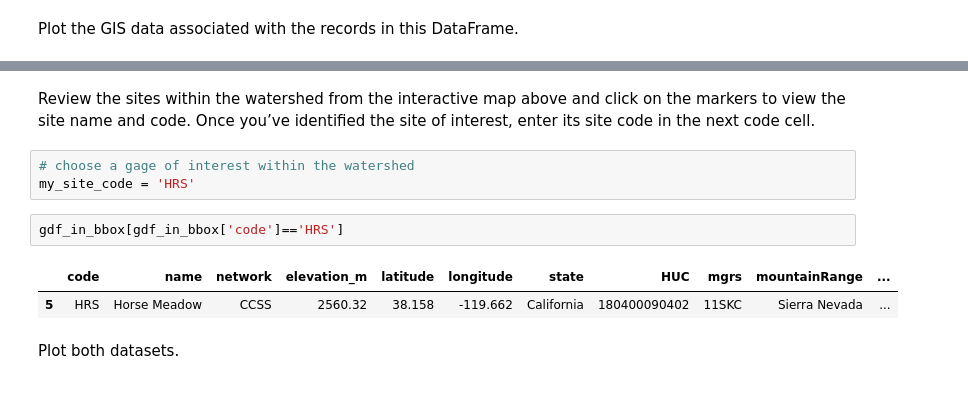
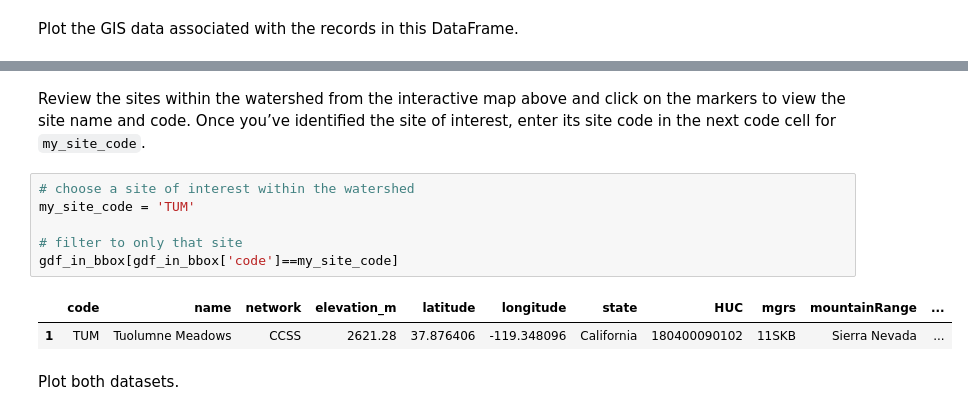
Before and after one commit to hydroframe/cssi_evaluation, a Jupyter notebook: examples/notebooks/snow/02_single_site_comparison.ipynb, the cells around one changed output, grey strips where cells are left out. Cells and saved outputs as stored; diff of their text form.

```diff
--- a/examples/notebooks/snow/02_single_site_comparison.ipynb
+++ b/examples/notebooks/snow/02_single_site_comparison.ipynb
@@ -109,15 +112,16 @@ gdf_in_bbox
 | 6 | PDS | Paradise Meadow | CCSS | 2331.720 | 38.046117 | -119.671748 | California | 180400090503 | 11SKC | Sierra Nevada | ... |
 | 7 | SLI | Slide Canyon | CCSS | 2804.160 | 38.091234 | -119.431881 | California | 180400090501 | 11SKC | Sierra Nevada | ... |
 # %% [markdown]
-Review the sites within the watershed from the interactive map above and click on the markers to view the site name and code. Once you’ve identified the site of interest, enter its site code in the next code cell.
+Review the sites within the watershed from the interactive map above and click on the markers to view the site name and code. Once you’ve identified the site of interest, enter its site code in the next code cell for `my_site_code`.
 # %%
-# choose a gage of interest within the watershed
-my_site_code = 'HRS'
+# choose a site of interest within the watershed
+my_site_code = 'TUM'
+
+# filter to only that site
+gdf_in_bbox[gdf_in_bbox['code']==my_site_code]
+# %% [output]
+|  | code | name | network | elevation_m | latitude | longitude | state | HUC | mgrs | mountainRange | ... |
+| 1 | TUM | Tuolumne Meadows | CCSS | 2621.28 | 37.876406 | -119.348096 | California | 180400090102 | 11SKB | Sierra Nevada | ... |
-# %%
-gdf_in_bbox[gdf_in_bbox['code']=='HRS']
-# %% [output]
-|  | code | name | network | elevation_m | latitude | longitude | state | HUC | mgrs | mountainRange | ... |
-| 5 | HRS | Horse Meadow | CCSS | 2560.32 | 38.158 | -119.662 | California | 180400090402 | 11SKC | Sierra Nevada | ... |
 # %% [markdown]
 Plot both datasets.
 # %%
```
Also changed, not shown: parts of 16 cells of this notebook, 1 other file.
